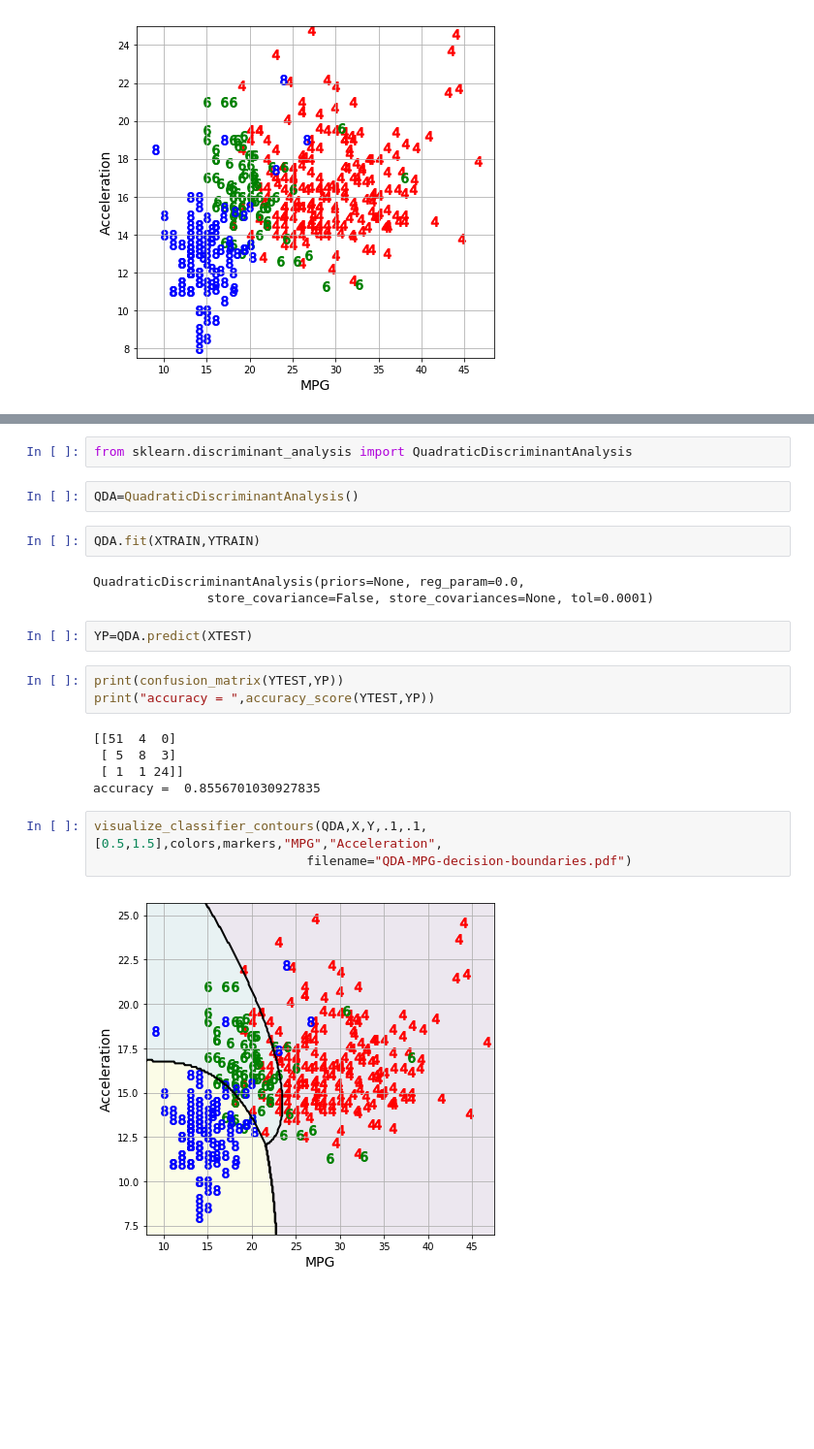
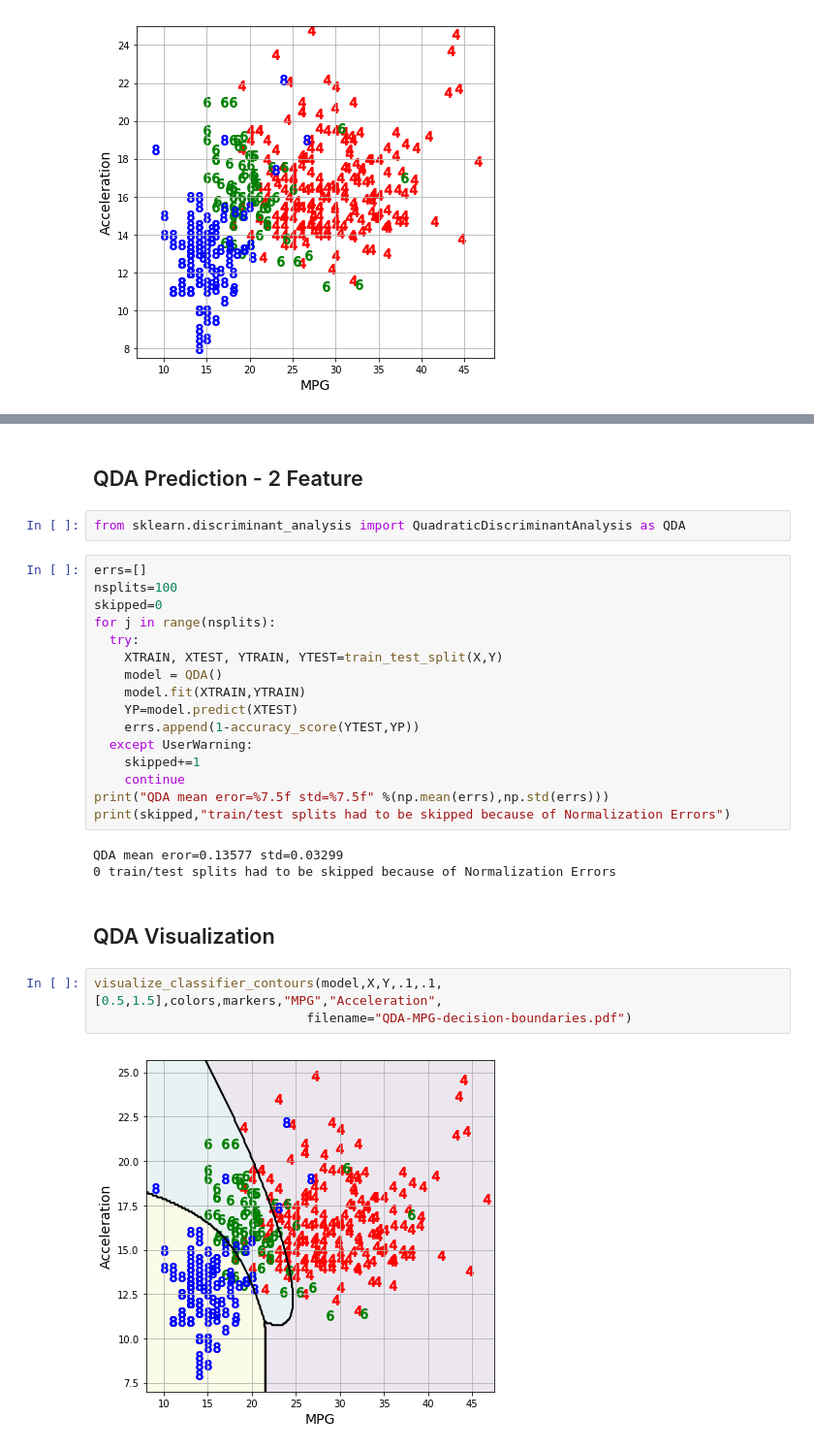
Before and after one commit to biomathman/machine-learning-in-python-book, a Jupyter notebook: notebooks/chapter-15-LDA-QDA.ipynb, the cells around one changed output, grey strips where cells are left out. Shown: that part at 97% size. Saved outputs shown, nothing was run; the diff lists cells and outputs as text; blank space fills up the shorter version.

```diff
--- a/notebooks/chapter-15-LDA-QDA.ipynb
+++ b/notebooks/chapter-15-LDA-QDA.ipynb
@@ -98,24 +123,30 @@ visualize_classifier_contours(LDA,X,Y,.1,.1, [0.5,1.5],colors,markers,"MPG","Acc
+# %% [markdown]
+## QDA Prediction - 2 Feature
 # %%
-from sklearn.discriminant_analysis import QuadraticDiscriminantAnalysis
+from sklearn.discriminant_analysis import QuadraticDiscriminantAnalysis as QDA
-# %%
-QDA=QuadraticDiscriminantAnalysis()
-# %%
-QDA.fit(XTRAIN,YTRAIN)
-# %% [output]
-QuadraticDiscriminantAnalysis(priors=None, reg_param=0.0,
-               store_covariance=False, store_covariances=None, tol=0.0001)
-# %%
-YP=QDA.predict(XTEST)
-# %%
-print(confusion_matrix(YTEST,YP))
-print("accuracy = ",accuracy_score(YTEST,YP))
-# %% [output]
-[[51  4  0]
- [ 5  8  3]
- [ 1  1 24]]
-accuracy =  0.8556701030927835
+# %%
+errs=[]
+nsplits=100
+skipped=0
+for j in range(nsplits):
+  try:
+    XTRAIN, XTEST, YTRAIN, YTEST=train_test_split(X,Y)
+    model = QDA()
+    model.fit(XTRAIN,YTRAIN)
+    YP=model.predict(XTEST)
+    errs.append(1-accuracy_score(YTEST,YP))
+  except UserWarning:
+    skipped+=1
+    continue
+print("QDA mean eror=%7.5f std=%7.5f" %(np.mean(errs),np.std(errs)))
+print(skipped,"train/test splits had to be skipped because of Normalization Errors")
+# %% [output]
+QDA mean eror=0.13577 std=0.03299
+0 train/test splits had to be skipped because of Normalization Errors
+# %% [markdown]
+## QDA Visualization
 # %%
-visualize_classifier_contours(QDA,X,Y,.1,.1, [0.5,1.5],colors,markers,"MPG","Acceleration",
+visualize_classifier_contours(model,X,Y,.1,.1, [0.5,1.5],colors,markers,"MPG","Acceleration",
                             filename="QDA-MPG-decision-boundaries.pdf")
 # %% [output]
-[figure, old version]
+[figure, new version]
```
Also changed, not shown: parts of 17 cells of this notebook.
